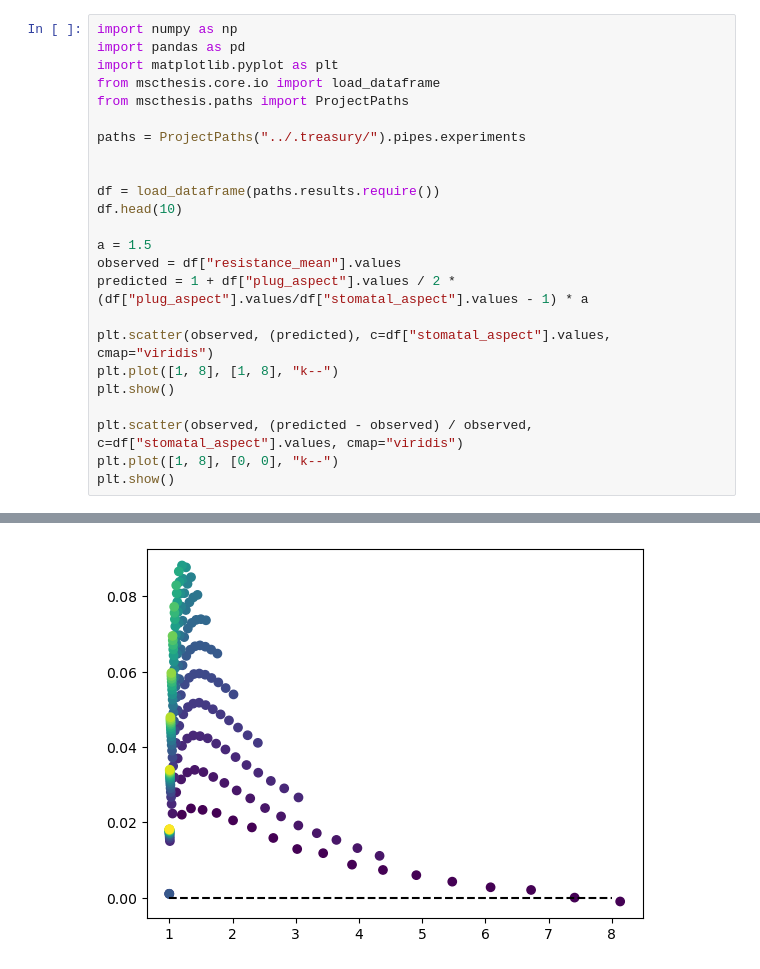
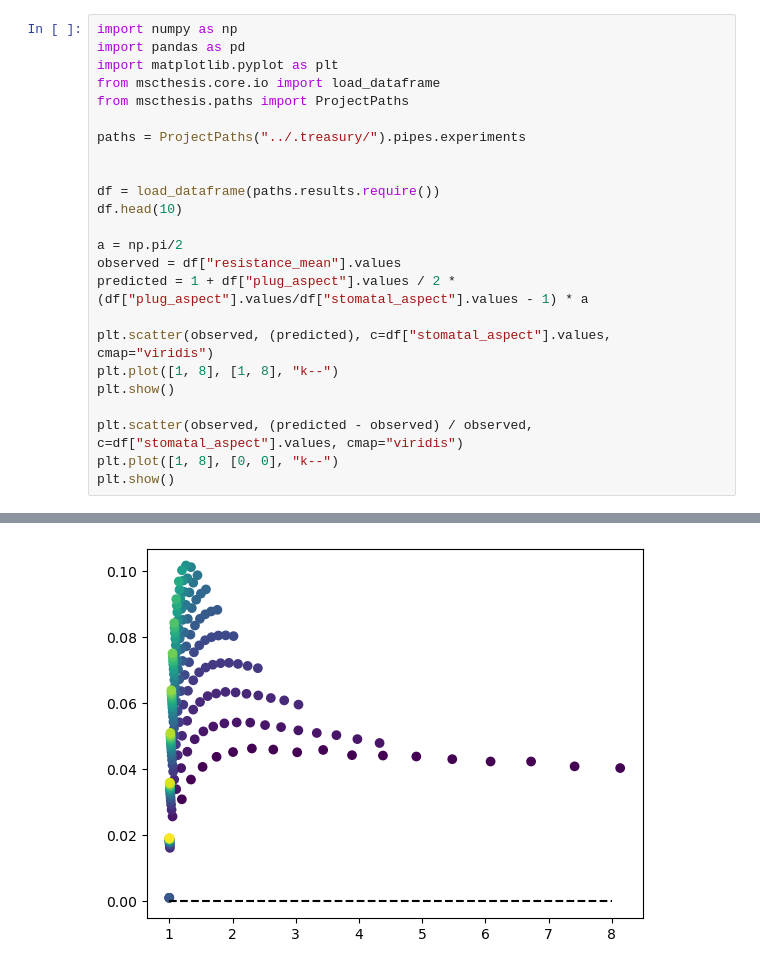
Before and after one commit to andreas-stillits/MasterThesis, a Jupyter notebook: scripts/pipes_formula.ipynb, the cells around one changed output, grey strips where cells are left out. Cells and saved outputs as stored; diff of their text form.

```diff
--- a/scripts/pipes_formula.ipynb
+++ b/scripts/pipes_formula.ipynb
@@ -11,7 +11,7 @@ paths = ProjectPaths("../.treasury/").pipes.experiments
 df = load_dataframe(paths.results.require())
 df.head(10)
 
-a = 1.5
+a = np.pi/2
 observed = df["resistance_mean"].values
 predicted = 1 + df["plug_aspect"].values / 2 * (df["plug_aspect"].values/df["stomatal_aspect"].values - 1) * a
 
@@ -27 +27 @@ plt.show()
-[figure, old version]
+[figure, new version]
```
Also changed, not shown: parts of 1 cell of this notebook, 2 other files.
